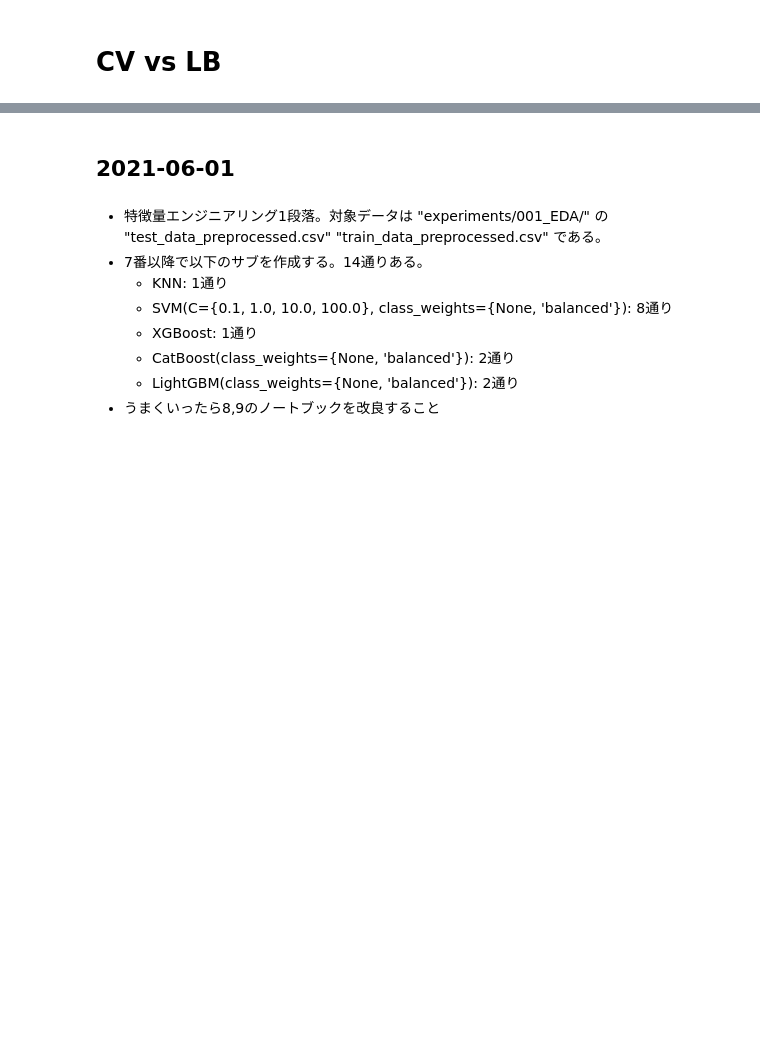
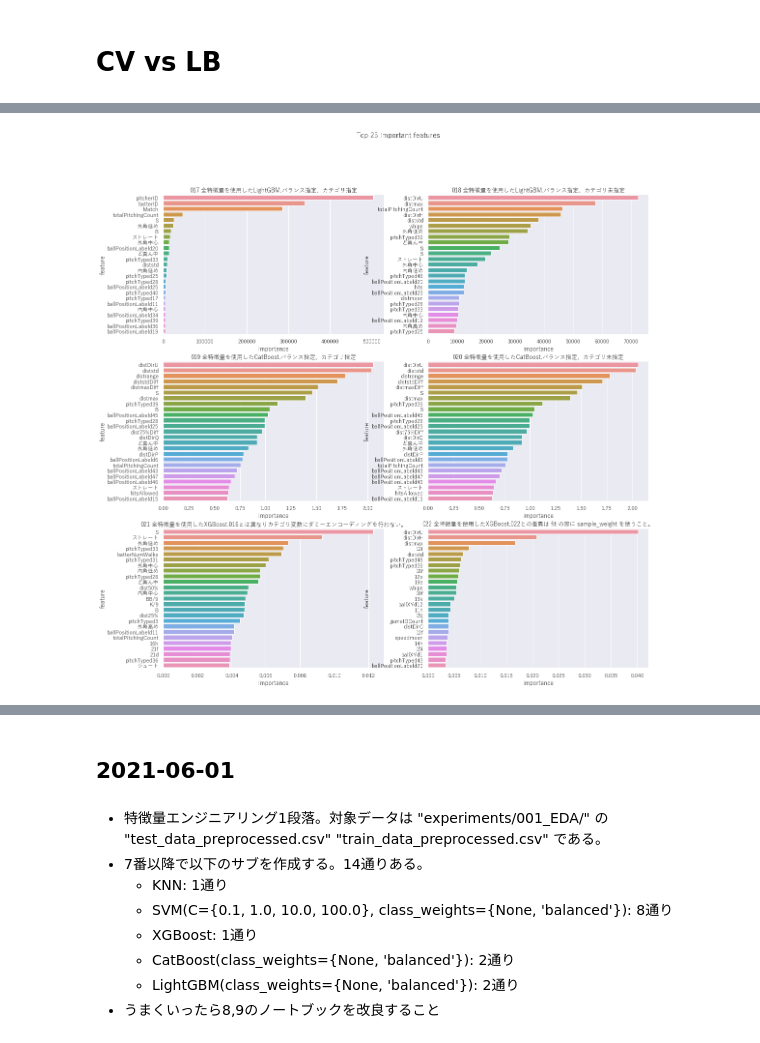
Before and after one commit to Quvotha/probspace-npb, a Jupyter notebook: experiments/Note.ipynb, the cells around one changed output, grey strips where cells are left out. Saved outputs shown, nothing was run; the diff lists cells and outputs as text; code cells hidden in the pictures; blank space fills up the shorter version.

```diff
--- a/experiments/Note.ipynb
+++ b/experiments/Note.ipynb
@@ -3,11 +3,18 @@
 # %%
 import glob
 import os.path
+import sys
 
 import matplotlib.pyplot as plt
 import seaborn as sns
 import pandas as pd
 
+if '001_EDA' not in sys.path:
+    sys.path.append('001_EDA')
+
+from features import CATEGORICAL_FEATURES, VECTOR_FEATURES
+
 pd.options.display.max_rows = 100
+sns.set(font='Yu Gothic')
 # %%
 submissions = pd.read_csv('submissions.csv')
@@ -58,0 +86,12 @@ sns.despine()
+# %%
+imp_df = pd.DataFrame()
+for filepath in glob.glob(os.path.join('*', 'feature_importances.csv')):
+    exp_no = os.path.split(filepath)[0]
+    print(exp_no, filepath)
+    imp_df_ = pd.read_csv(filepath)
+    imp_df_ = imp_df_.groupby('feature').importance.median().reset_index()
+    imp_df_['importanceRank'] = imp_df_.importance.rank(ascending=False)
+    imp_df_['expNo'] = exp_no
+    imp_df = pd.concat([imp_df, imp_df_])
+print(f'{imp_df.expNo.nunique()} files found')
+imp_df
@@ -58,0 +135,10 @@ sns.despine()
+# %%
+fig = plt.figure(figsize=(18., 18.))
+fig.suptitle('Top 25 important features')
+for i, (exp_no, df) in enumerate(imp_df.groupby('expNo')):
+    plt.subplot(3, 2, i + 1)
+    sns.barplot(y='feature', x='importance', data=df.sort_values('importanceRank').head(25))
+    plt.title(exp_no + ' ' + submissions.query(f'expNo == "{exp_no}"').Note.values[0])
+    sns.despine()
+# %% [output]
+[figure, added]
```
Also changed, not shown: parts of 11 cells of this notebook, 1 other file.
